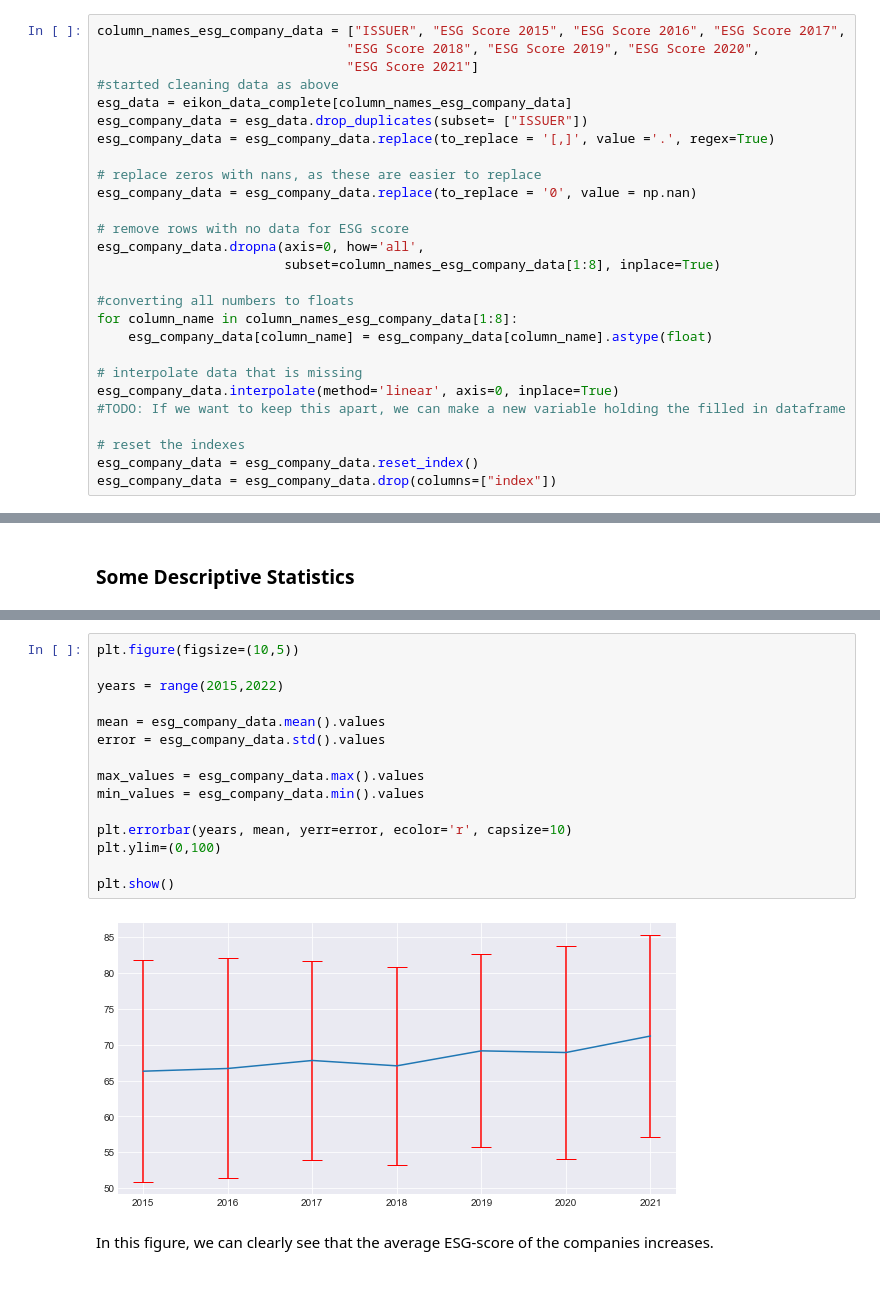
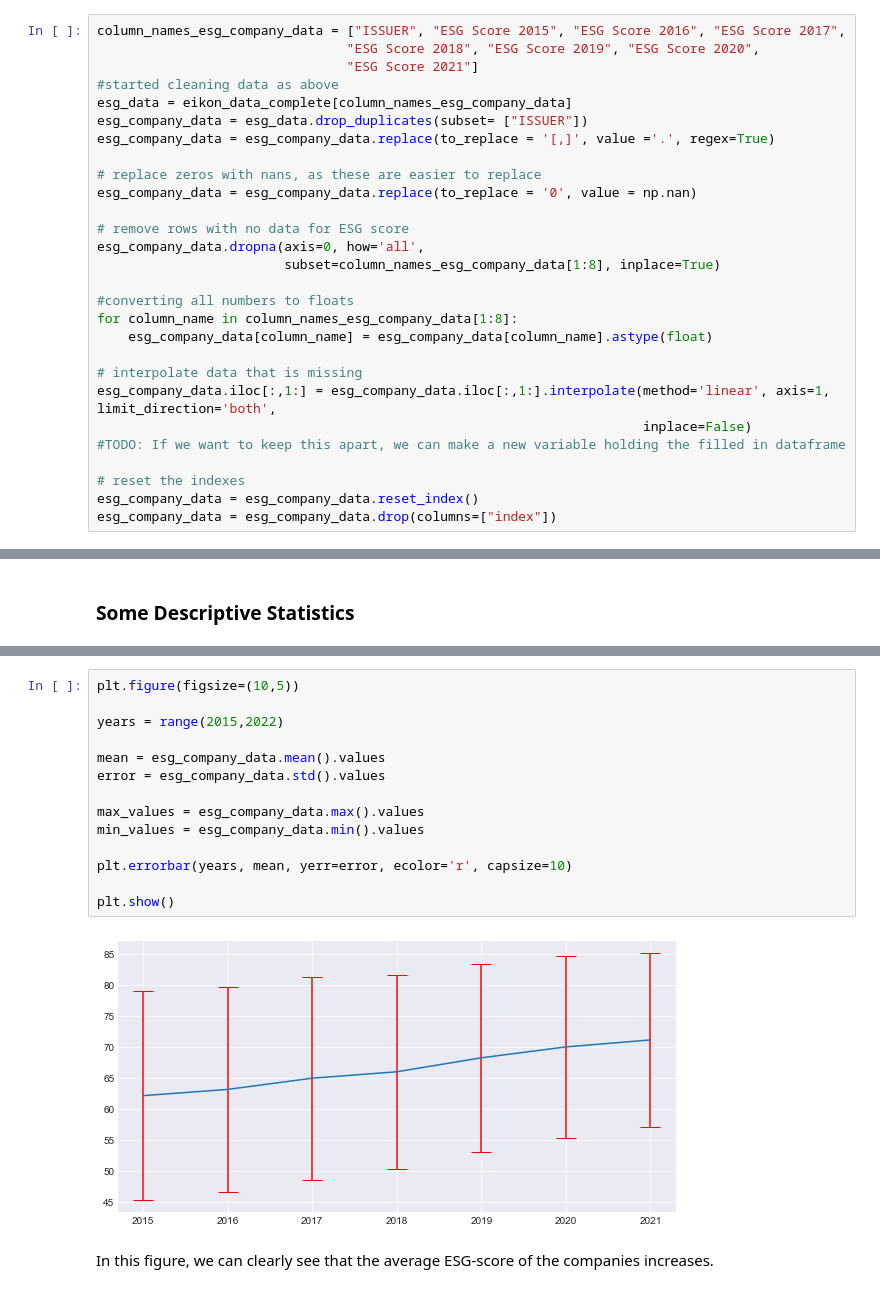
Before and after one commit to AukeVanSighem/ECB-Bond-Purchases, a Jupyter notebook: DataAnalysis.ipynb, the cells around one changed output, grey strips where cells are left out. Drawn from its saved outputs; the diff is of its cells as text.

```diff
--- a/DataAnalysis.ipynb
+++ b/DataAnalysis.ipynb
@@ -355,7 +355,8 @@ for column_name in column_names_esg_company_data[1:8]:
     esg_company_data[column_name] = esg_company_data[column_name].astype(float)
 
 # interpolate data that is missing
-esg_company_data.interpolate(method='linear', axis=0, inplace=True)
+esg_company_data.iloc[:,1:] = esg_company_data.iloc[:,1:].interpolate(method='linear', axis=1, limit_direction='both',
+                                                                      inplace=False)
 #TODO: If we want to keep this apart, we can make a new variable holding the filled in dataframe
 
 # reset the indexes
@@ -388,19 +389,18 @@ esg_company_data.describe()
 # %%
 plt.figure(figsize=(10,5))
 
 years = range(2015,2022)
 
 mean = esg_company_data.mean().values
 error = esg_company_data.std().values
 
 max_values = esg_company_data.max().values
 min_values = esg_company_data.min().values
 
 plt.errorbar(years, mean, yerr=error, ecolor='r', capsize=10)
-plt.ylim=(0,100)
 
 plt.show()
 # %% [output]
-[figure, old version]
+[figure, new version]
 # %% [markdown]
 In this figure, we can clearly see that the average ESG-score of the companies increases.
```
Also changed, not shown: parts of 12 cells of this notebook.
